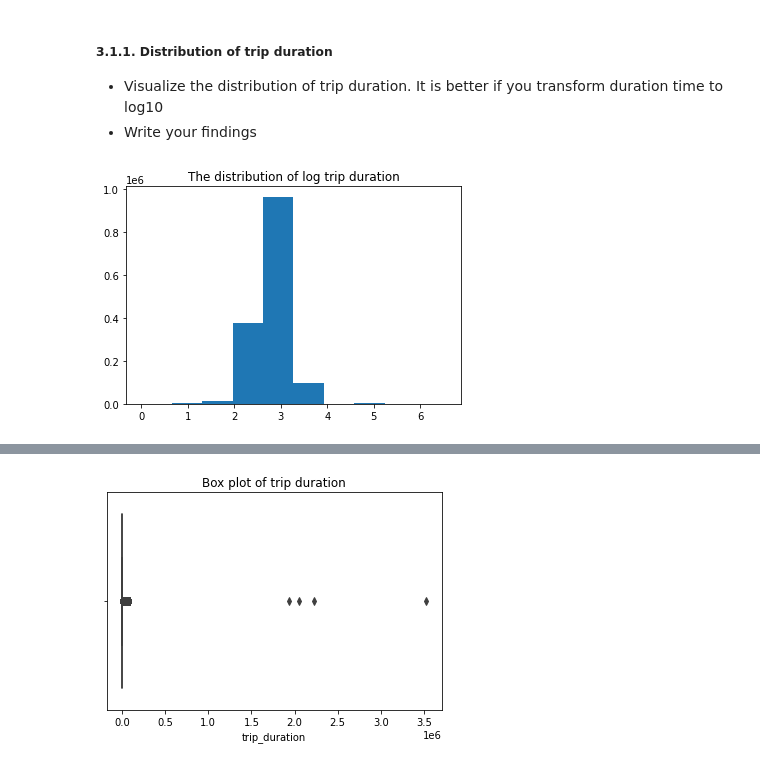
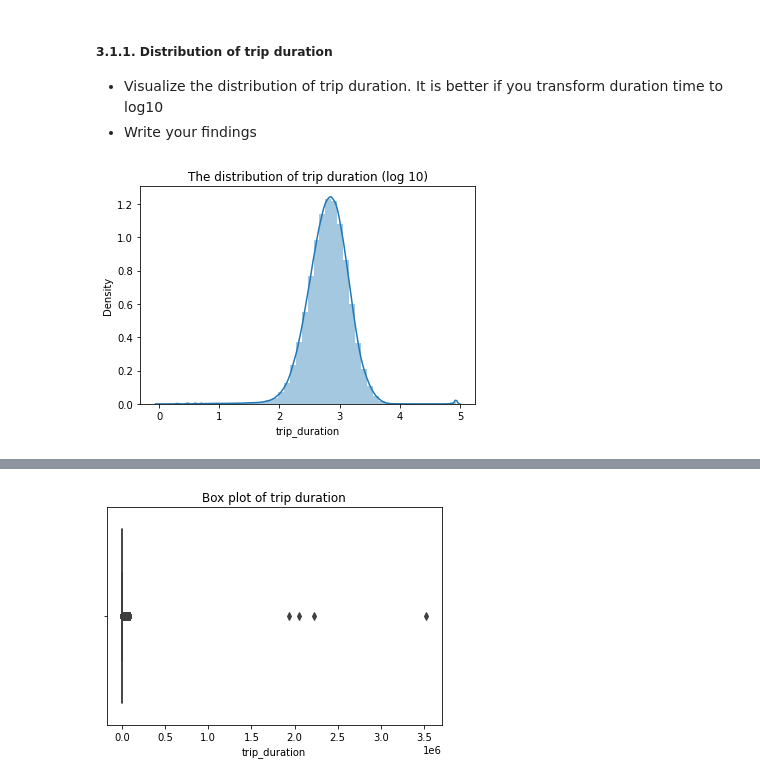
Before and after one commit to HarrisQuang/module-2-assignment-2, a Jupyter notebook: NYC Taxi EDA - forStudent.ipynb, the cells around one changed output, grey strips where cells are left out. Cells and saved outputs as stored; diff of their text form; code cells hidden in the pictures.

```diff
--- a/NYC Taxi EDA - forStudent.ipynb
+++ b/NYC Taxi EDA - forStudent.ipynb
@@ -123,9 +123,8 @@ weather = pd.read_csv('data/weather_data_nyc.csv')
 - Visualize the distribution of trip duration. It is better if you transform duration time to log10
 - Write your findings
 # %%
-#write your code here
-plt.hist(np.log10(trip['trip_duration']))
-plt.title('The distribution of log trip duration')
+sns.distplot(np.log10(trip['trip_duration']))
+plt.title('The distribution of trip duration (log 10)')
 plt.show()
 # %% [output]
-[figure, old version]
+[figure, new version]
```
Also changed, not shown: parts of 5 cells of this notebook.
